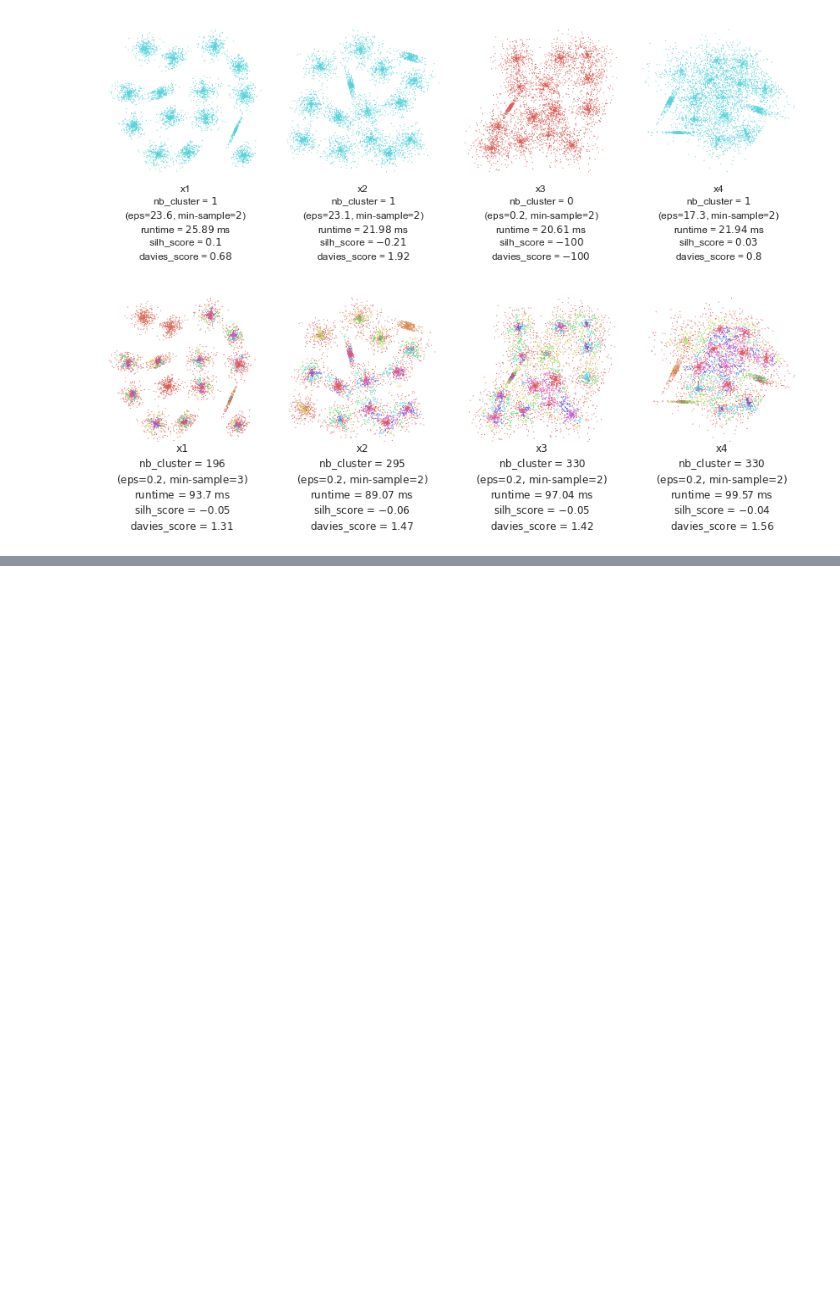
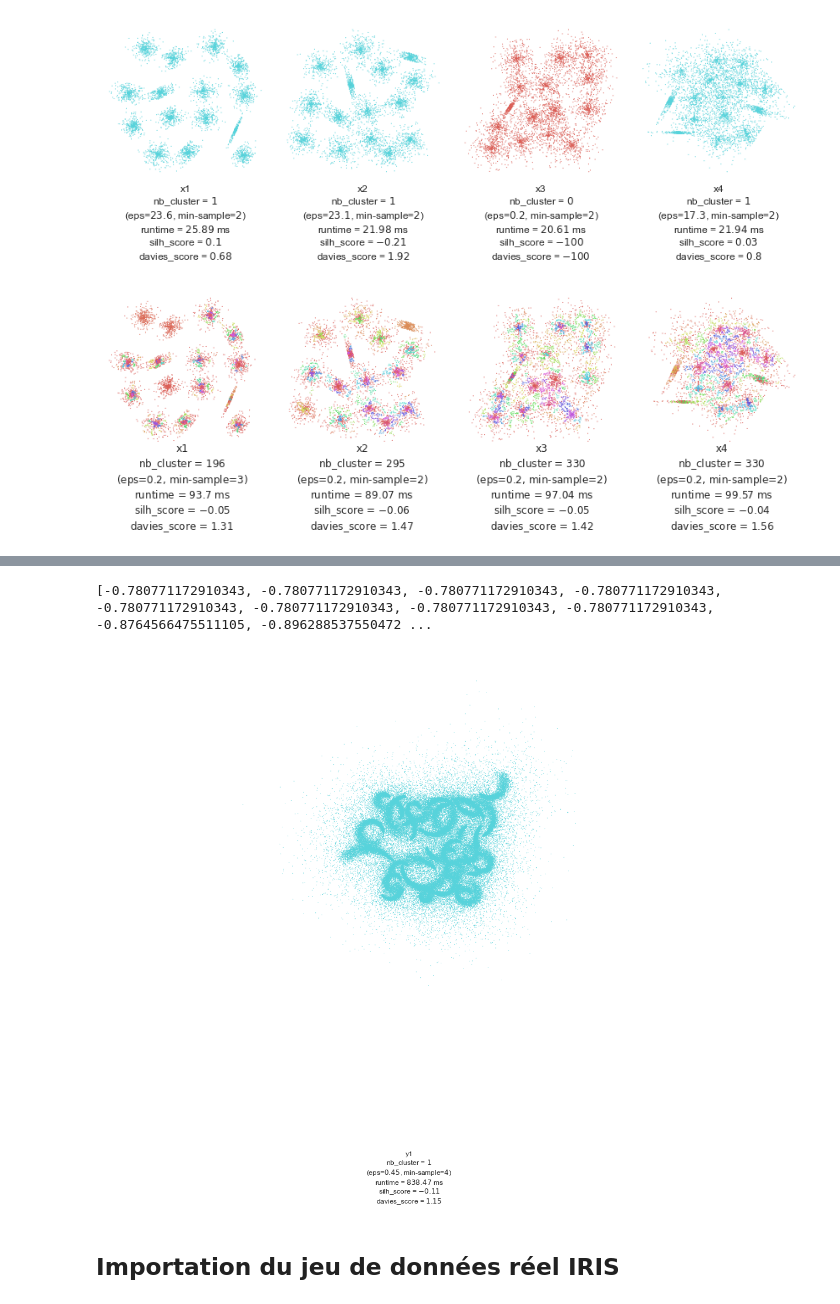
Before and after one commit to usernamedjpris/TP-apprentissage, a Jupyter notebook: IRIS-clustering.ipynb, the cells around one changed output, grey strips where cells are left out. Cells and saved outputs as stored; diff of their text form; code cells hidden in the pictures; blank space fills up the shorter version.

```diff
--- a/IRIS-clustering.ipynb
+++ b/IRIS-clustering.ipynb
@@ -170,0 +188,7 @@ ms_eps_optimiser(hdbscan.HDBSCAN, "HDBSCAN")
+# %%
+ms_eps_optimiser(DBSCAN, datasets, names, "DBSCAN", metric='euclidean', metric_params=None, algorithm='auto', leaf_size=30, p=None, n_jobs=None)
+# %% [output]
+[-0.780771172910343, -0.780771172910343, -0.780771172910343, -0.780771172910343, -0.780771172910343, -0.780771172910343, -0.780771172910343, -0.780771172910343, -0.8764566475511105, -0.896288537550472 ...
+[figure, added]
+# %% [markdown]
+## Importation du jeu de données réel IRIS
```
Also changed, not shown: parts of 12 cells of this notebook, 8 other files.
